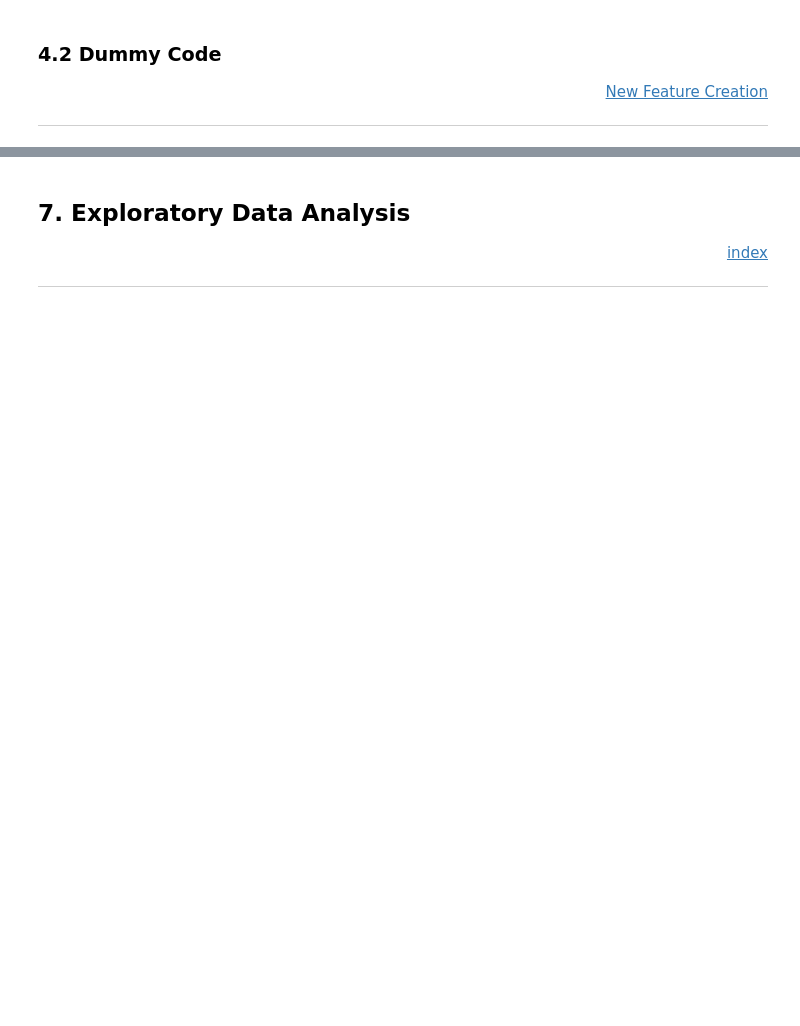
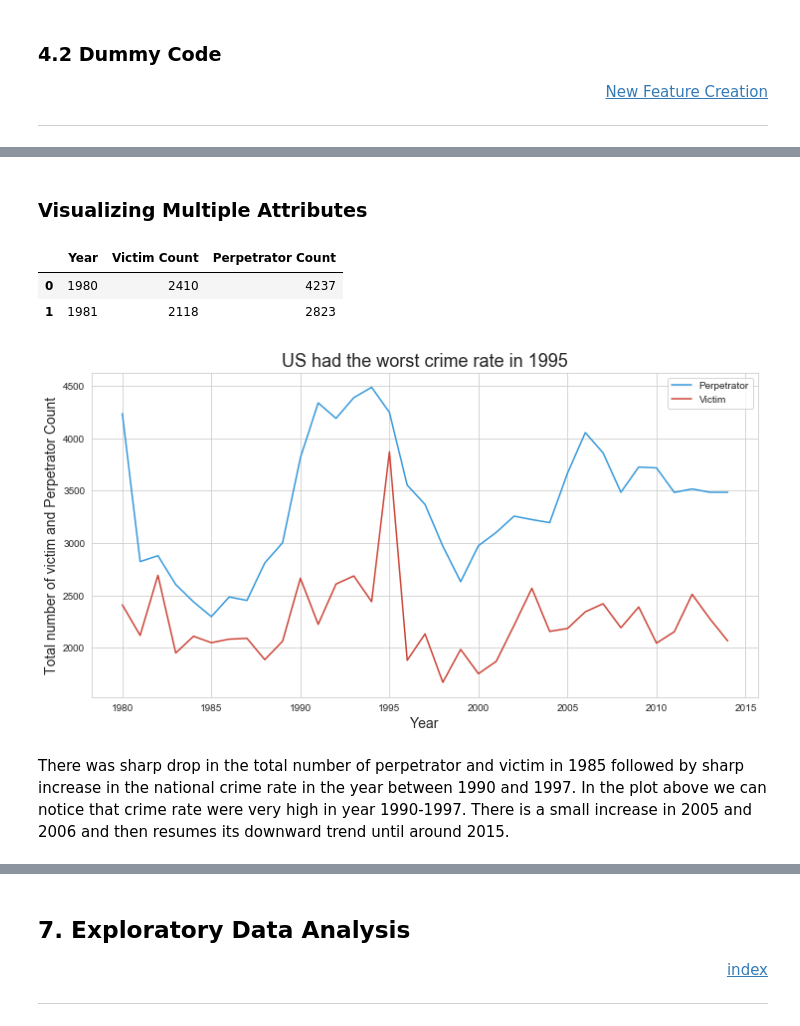
Before and after one commit to pretttyvo/ML1-Visualization-and-Data-Preprocessing, a Jupyter notebook: Lab 1/Jupyter Notebooks/Final Submission.ipynb, the cells around one changed output, grey strips where cells are left out. Cells and saved outputs as stored; diff of their text form; code cells hidden in the pictures; blank space fills up the shorter version.

```diff
--- a/Lab 1/Jupyter Notebooks/Final Submission.ipynb
+++ b/Lab 1/Jupyter Notebooks/Final Submission.ipynb
@@ -351,0 +701,25 @@ state_pcts
+# %% [markdown]
+### Visualizing Multiple Attributes
+# %%
+#Grouping by year, aggregating sum and displaying two features victim count and Perpetrator Count
+df2 = df_imputed.groupby(by=['Year'])['Victim Count','Perpetrator Count'].sum().reset_index()
+# %%
+df2.head(2)
+# %% [output]
+|  | Year | Victim Count | Perpetrator Count |
+| 0 | 1980 | 2410 | 4237 |
+| 1 | 1981 | 2118 | 2823 |
+# %%
+plt.figure(figsize=(12,6))
+plt.plot(df2.Year,df2['Perpetrator Count'],color='#3498DB',label='Perpetrator')
+plt.plot(df2.Year,df2['Victim Count'],color='#CB4335',label='Victim')
+#plt.plot(vp.year,vp['Incident'],color='green',label='Incident')
+plt.title('US had the worst crime rate in 1995',size=18)
+plt.legend()
+plt.xlabel('Year',size=14)
+plt.ylabel('Total number of victim and Perpetrator Count',size=14)
+plt.show()
+# %% [output]
+[figure, added]
+# %% [markdown]
+There was sharp drop in the total number  of perpetrator and victim in 1985 followed by sharp increase in the national crime rate in the year between 1990 and 1997. In the plot above we can notice that crime rate were very high in year 1990-1997. There is a small increase in 2005 and 2006 and then resumes its downward trend until around 2015.
```
Also changed, not shown: parts of 82 cells of this notebook.
